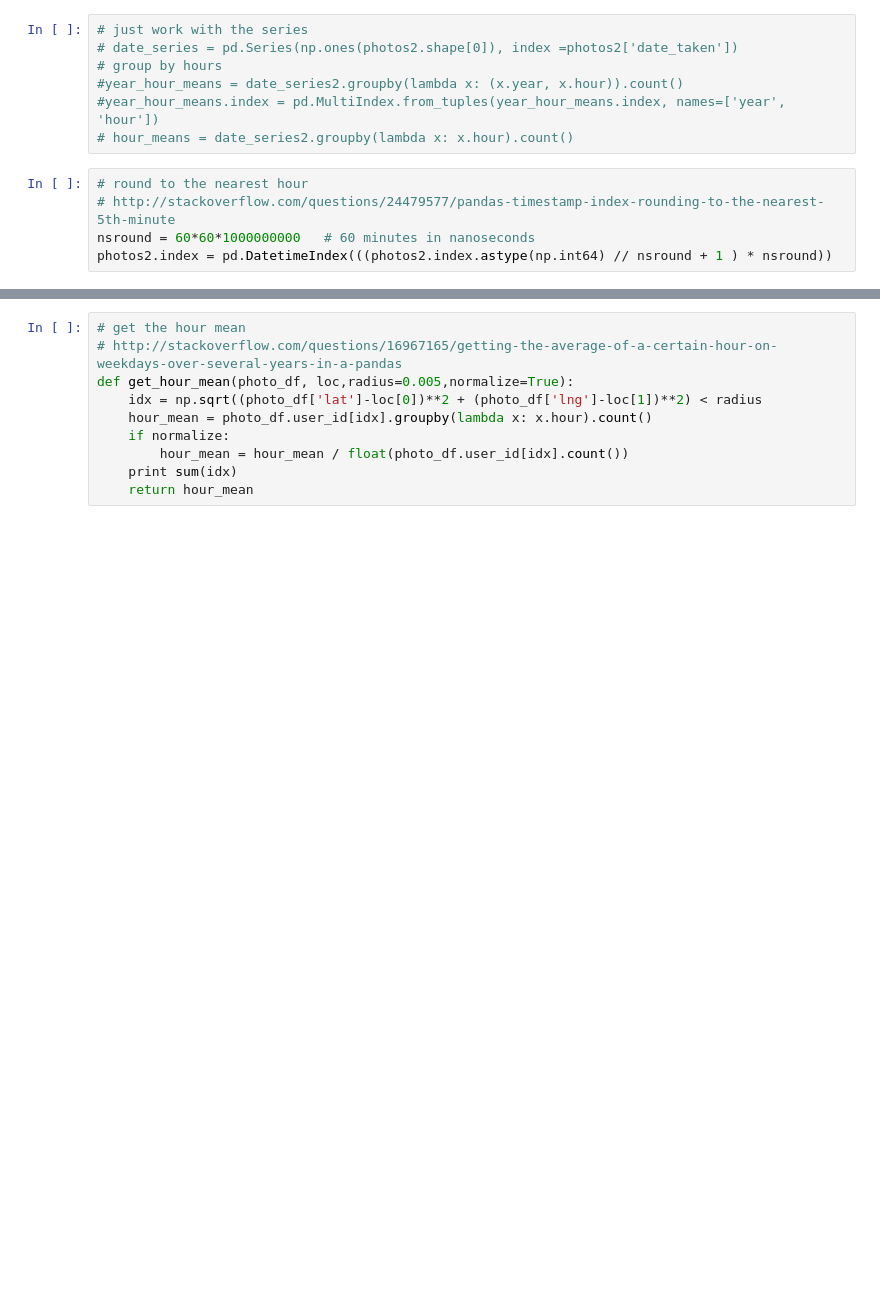
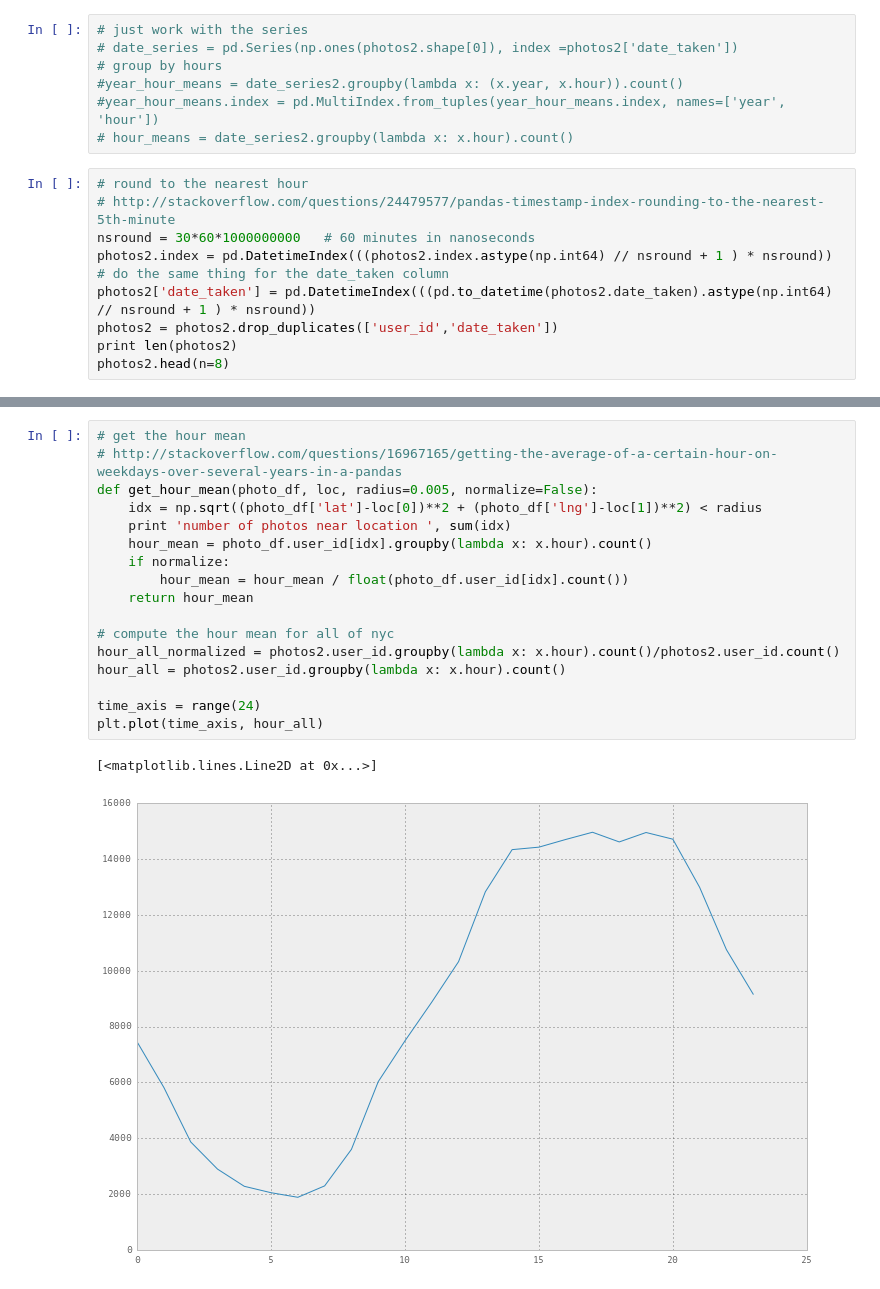
Before and after one commit to helenaxwang/AveNeue, a Jupyter notebook: analyze_flickr.py.ipynb, the cells around one changed output, grey strips where cells are left out. Cells and saved outputs as stored; diff of their text form; blank space fills up the shorter version.

```diff
--- a/analyze_flickr.py.ipynb
+++ b/analyze_flickr.py.ipynb
@@ -171,5 +176,10 @@ photos2.index = pd.to_datetime(photo_df['date_taken'])
 # %%
 # round to the nearest hour
 # http://stackoverflow.com/questions/24479577/pandas-timestamp-index-rounding-to-the-nearest-5th-minute
-nsround = 60*60*1000000000   # 60 minutes in nanoseconds
+nsround = 30*60*1000000000   # 60 minutes in nanoseconds
 photos2.index = pd.DatetimeIndex(((photos2.index.astype(np.int64) // nsround + 1 ) * nsround))
+# do the same thing for the date_taken column
+photos2['date_taken'] = pd.DatetimeIndex(((pd.to_datetime(photos2.date_taken).astype(np.int64) // nsround + 1 ) * nsround))
+photos2 = photos2.drop_duplicates(['user_id','date_taken'])
+print len(photos2)
+photos2.head(n=8)
@@ -180,10 +218,20 @@ photos = photos2.drop_duplicates(['user_id','date_taken'])
 # %%
 # get the hour mean
 # http://stackoverflow.com/questions/16967165/getting-the-average-of-a-certain-hour-on-weekdays-over-several-years-in-a-pandas
-def get_hour_mean(photo_df, loc,radius=0.005,normalize=True):
+def get_hour_mean(photo_df, loc, radius=0.005, normalize=False):
     idx = np.sqrt((photo_df['lat']-loc[0])**2 + (photo_df['lng']-loc[1])**2) < radius
+    print 'number of photos near location ', sum(idx)
     hour_mean = photo_df.user_id[idx].groupby(lambda x: x.hour).count()
     if normalize:
         hour_mean = hour_mean / float(photo_df.user_id[idx].count())
-    print sum(idx)
     return hour_mean
+
+# compute the hour mean for all of nyc
+hour_all_normalized = photos2.user_id.groupby(lambda x: x.hour).count()/photos2.user_id.count()
+hour_all = photos2.user_id.groupby(lambda x: x.hour).count()
+
+time_axis = range(24)
+plt.plot(time_axis, hour_all)
+# %% [output]
+[<matplotlib.lines.Line2D at 0x...>]
+[figure, added]
```
Also changed, not shown: parts of 9 cells of this notebook.
